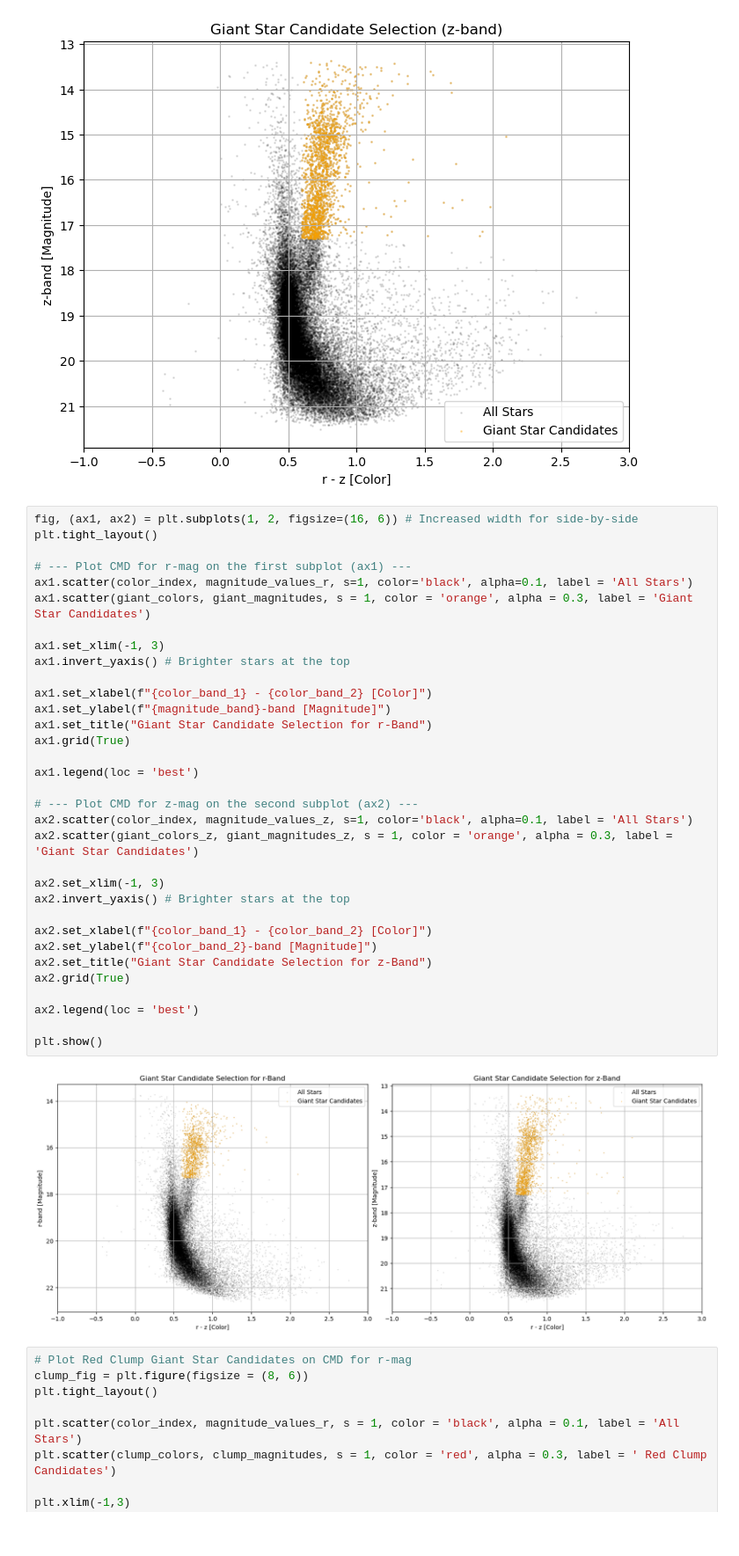
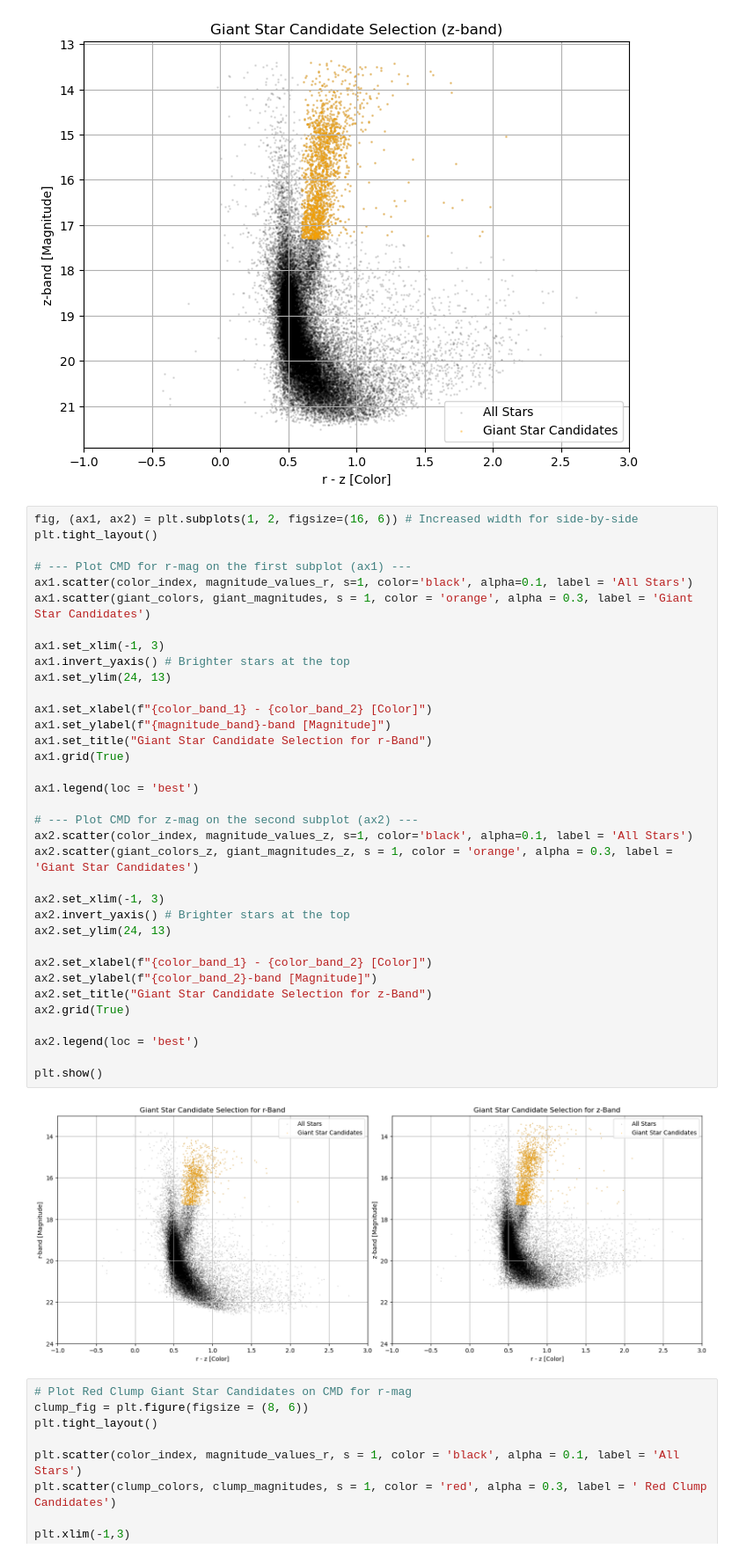
Before and after one commit to NireAstro/SURP2025, a Jupyter notebook: fit_models/cleaned_colorcut.ipynb, the cells around one changed output. Shown at 88% size. Cells and saved outputs as stored; diff of their text form.

```diff
--- a/fit_models/cleaned_colorcut.ipynb
+++ b/fit_models/cleaned_colorcut.ipynb
@@ -503,34 +517,36 @@ plt.tight_layout()
 # --- Plot CMD for r-mag on the first subplot (ax1) ---
 ax1.scatter(color_index, magnitude_values_r, s=1, color='black', alpha=0.1, label = 'All Stars')
 ax1.scatter(giant_colors, giant_magnitudes, s = 1, color = 'orange', alpha = 0.3, label = 'Giant Star Candidates')
 
 ax1.set_xlim(-1, 3)
 ax1.invert_yaxis() # Brighter stars at the top
+ax1.set_ylim(24, 13)
 
 ax1.set_xlabel(f"{color_band_1} - {color_band_2} [Color]")
 ax1.set_ylabel(f"{magnitude_band}-band [Magnitude]")
 ax1.set_title("Giant Star Candidate Selection for r-Band")
 ax1.grid(True)
 
 ax1.legend(loc = 'best')
 
 # --- Plot CMD for z-mag on the second subplot (ax2) ---
 ax2.scatter(color_index, magnitude_values_z, s=1, color='black', alpha=0.1, label = 'All Stars')
 ax2.scatter(giant_colors_z, giant_magnitudes_z, s = 1, color = 'orange', alpha = 0.3, label = 'Giant Star Candidates')
 
 ax2.set_xlim(-1, 3)
 ax2.invert_yaxis() # Brighter stars at the top
+ax2.set_ylim(24, 13)
 
 ax2.set_xlabel(f"{color_band_1} - {color_band_2} [Color]")
 ax2.set_ylabel(f"{color_band_2}-band [Magnitude]")
 ax2.set_title("Giant Star Candidate Selection for z-Band")
 ax2.grid(True)
 
 ax2.legend(loc = 'best')
 
 plt.show()
 # %% [output]
-[figure, old version]
+[figure, new version]
 # %%
 # Plot Red Clump Giant Star Candidates on CMD for r-mag
 clump_fig = plt.figure(figsize = (8, 6))
```
Also changed, not shown: parts of 17 cells of this notebook, 8 other files.
